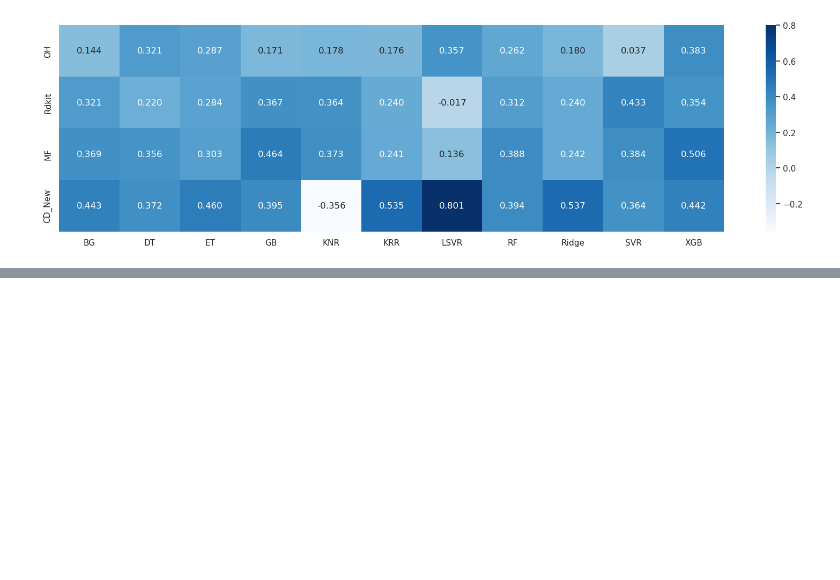
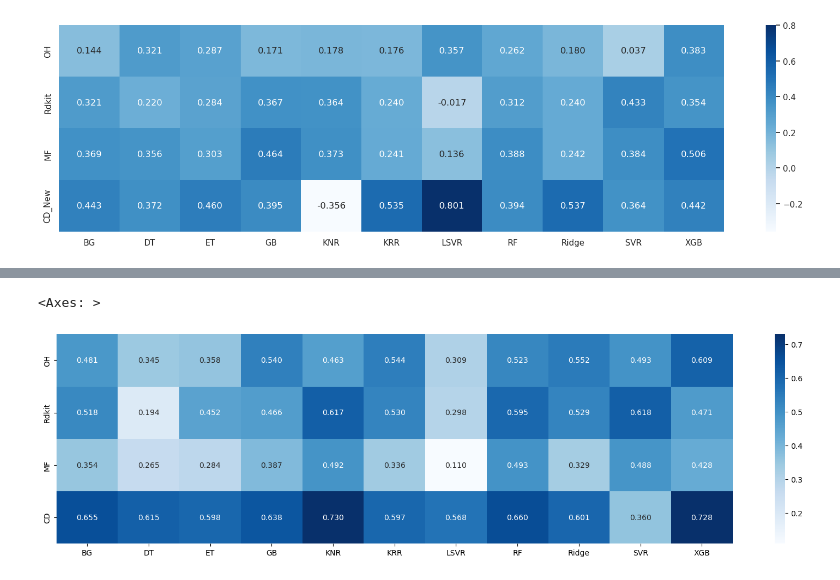
Before and after one commit to Shuwen-Li/YieldOptimization, a Jupyter notebook: Model Prediction.ipynb, the cells around one changed output, grey strips where cells are left out. Saved outputs shown, nothing was run; the diff lists cells and outputs as text; code cells hidden in the pictures; blank space fills up the shorter version.

```diff
--- a/Model Prediction.ipynb
+++ b/Model Prediction.ipynb
@@ -278,0 +295,30 @@ sns.heatmap(r2_map,annot=True,fmt='.3f',xticklabels=model_names,yticklabels=desc
+# %%
+performance_dict = {}
+for model,model_name in zip(models,model_names):
+    for desc,desc_name in zip(descs,desc_names):
+        all_r2 = []
+        all_pearsr = []
+        all_mae = []
+        all_rmse= []
+        repeat_pred = []
+        repeat_test = []
+        for i in range(1):
+            train_x,test_x = desc[train_index],desc[val_index]
+            train_y,test_y = labels_std[train_index],labels_std[val_index]
+            model.fit(train_x,train_y)
+            test_pred = model.predict(test_x)
+            test_y=test_y
+            repeat_pred.append(test_pred)
+            repeat_test.append(test_y)
+            r2 = r2_score(test_y,test_pred)
+            pearsr = pearsonr(test_y,test_pred)
+            mae = mean_absolute_error(test_y,test_pred)
+            rmse=(mean_squared_error(test_y,test_pred))**(0.5)
+            all_r2.append(r2)
+            all_pearsr.append(pearsr[0])
+            all_mae.append(mae)
+            all_rmse.append(rmse)
+        performance_dict['%s-%s'%(model_name,desc_name)] = [np.mean(all_r2),np.mean(all_pearsr),np.mean(all_mae),
+                                                            np.mean(all_rmse),repeat_pred[np.argmax(all_r2)],repeat_test[np.argmax(all_r2)]]
+        print('Model: %5s, Descriptor: %15s: R2: %.4f, MAE: %.4f, RMSE: %.4f, Pearson R: %.4f'%(
+        model_name,desc_name,np.mean(all_r2),np.mean(all_mae),np.mean(all_rmse),np.mean(all_pearsr)))
@@ -278,0 +343,10 @@ sns.heatmap(r2_map,annot=True,fmt='.3f',xticklabels=model_names,yticklabels=desc
+# %%
+r2_map = np.zeros((len(desc_names),len(model_names)))
+for i,m in enumerate(model_names):
+    for j,d in enumerate(desc_names):
+        r2_map[j,i] = performance_dict['%s-%s'%(m,d)][1]
+fig = plt.figure(figsize=(20,5))
+sns.heatmap(r2_map,annot=True,fmt='.3f',xticklabels=model_names,yticklabels=desc_names,cmap='Blues')
+# %% [output]
+<Axes: >
+[figure, added]
```
Also changed, not shown: parts of 5 cells of this notebook.
